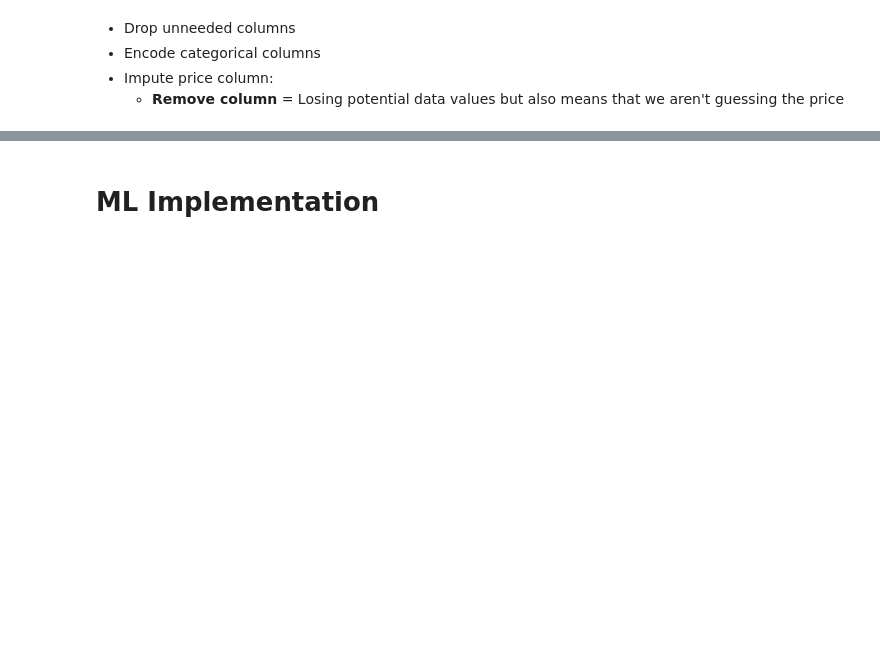
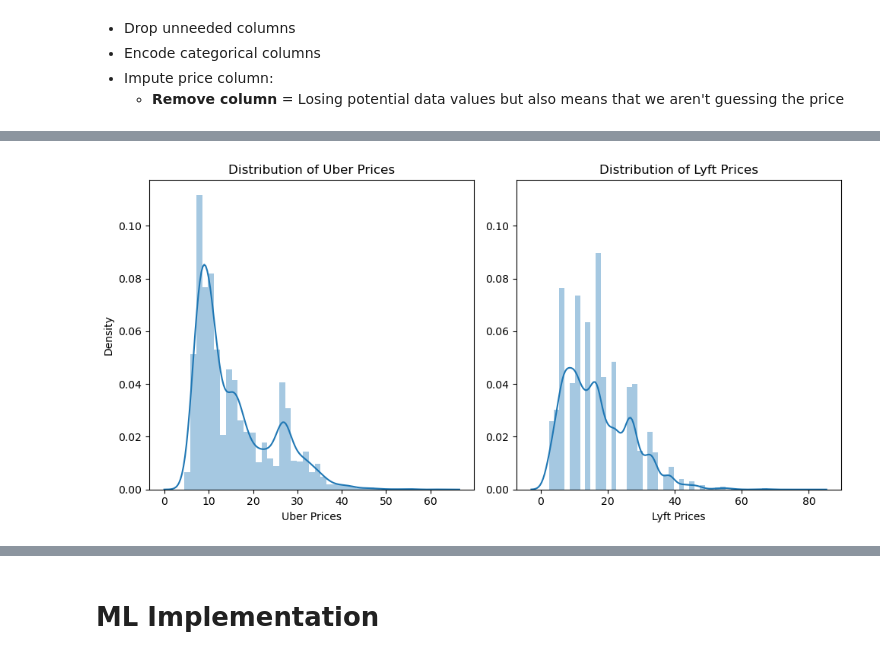
Before and after one commit to thealphacubicle/Boston-Rideshare-Analysis, a Jupyter notebook: Boston Rideshare Analysis Notebook.ipynb, the cells around one changed output, grey strips where cells are left out. Cells and saved outputs as stored; diff of their text form; code cells hidden in the pictures; blank space fills up the shorter version.

```diff
--- a/Boston Rideshare Analysis Notebook.ipynb
+++ b/Boston Rideshare Analysis Notebook.ipynb
@@ -128,2 +100,4 @@ transformer = ColumnTransformer(transformers=preprocessing_steps)
 # %%
 # Create two seperate dataframes (Uber & Lyft) for further analysis later on
+df_uber = df[df['cab_type'] == "Uber"]
+df_lyft = df[df['cab_type'] == "Lyft"]
@@ -129,0 +125,31 @@ transformer = ColumnTransformer(transformers=preprocessing_steps)
+# %%
+# Set up the figure and axes
+fig, axes = plt.subplots(1, 2, figsize=(10, 5))
+
+# Plot the distribution for Uber
+sns.distplot(df_uber['price'], ax=axes[0])
+
+# Plot the distribution for Lyft
+sns.distplot(df_lyft['price'], ax=axes[1])
+
+# Set the same y-value limit for both plots
+max_y = max(max(axes[0].get_ylim()), max(axes[1].get_ylim()))
+axes[0].set_ylim(0, max_y)
+axes[1].set_ylim(0, max_y)
+
+# Set titles and labels
+axes[0].set_title('Distribution of Uber Prices')
+axes[0].set_xlabel('Uber Prices')
+axes[0].set_ylabel('Density')
+
+axes[1].set_title('Distribution of Lyft Prices')
+axes[1].set_xlabel('Lyft Prices')
+axes[1].set_ylabel('')
+
+# Adjust the spacing between subplots
+plt.tight_layout()
+
+# Display the figure
+plt.show()
+# %% [output]
+[figure, added]
```
Also changed, not shown: parts of 18 cells of this notebook.
